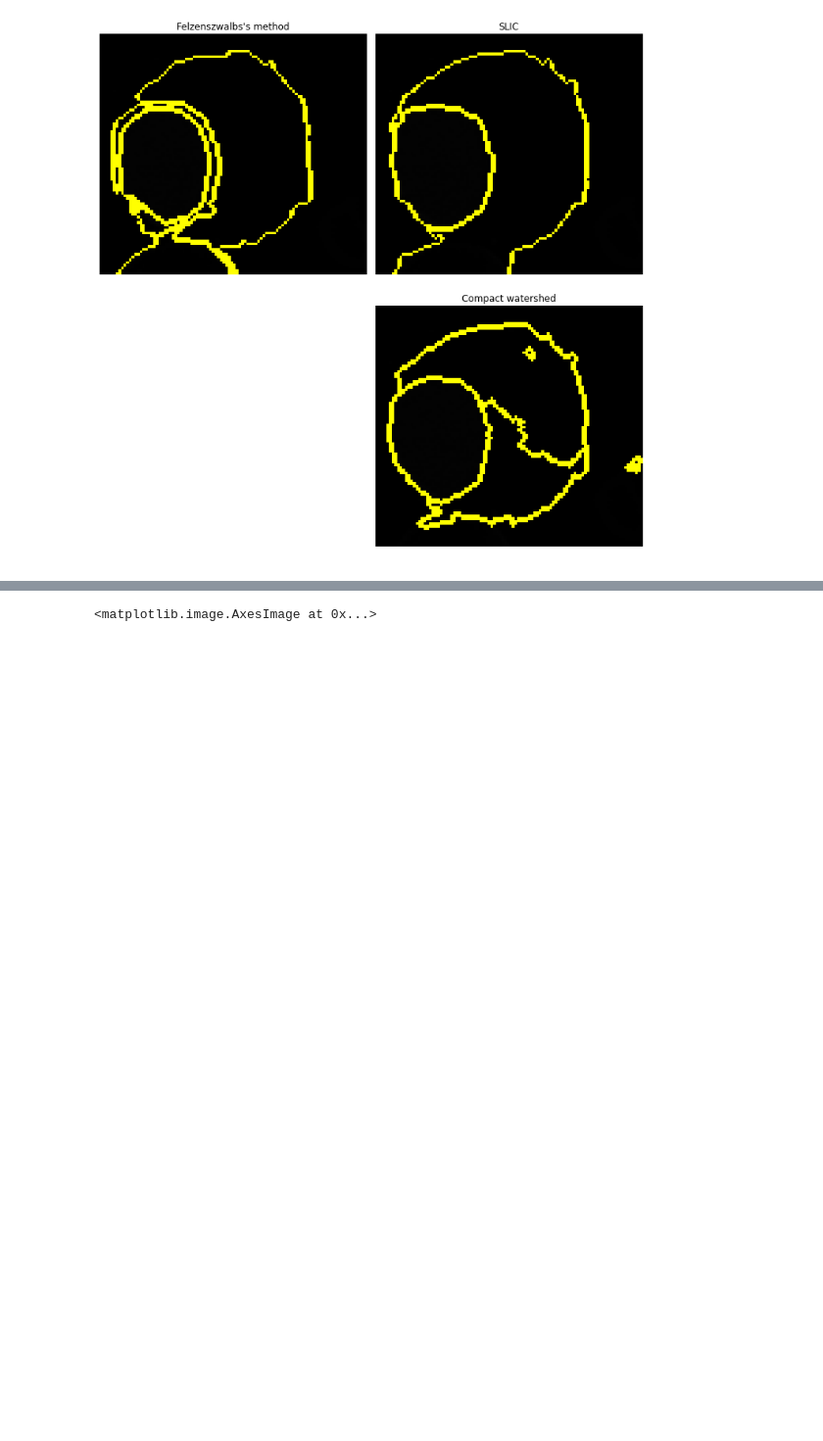
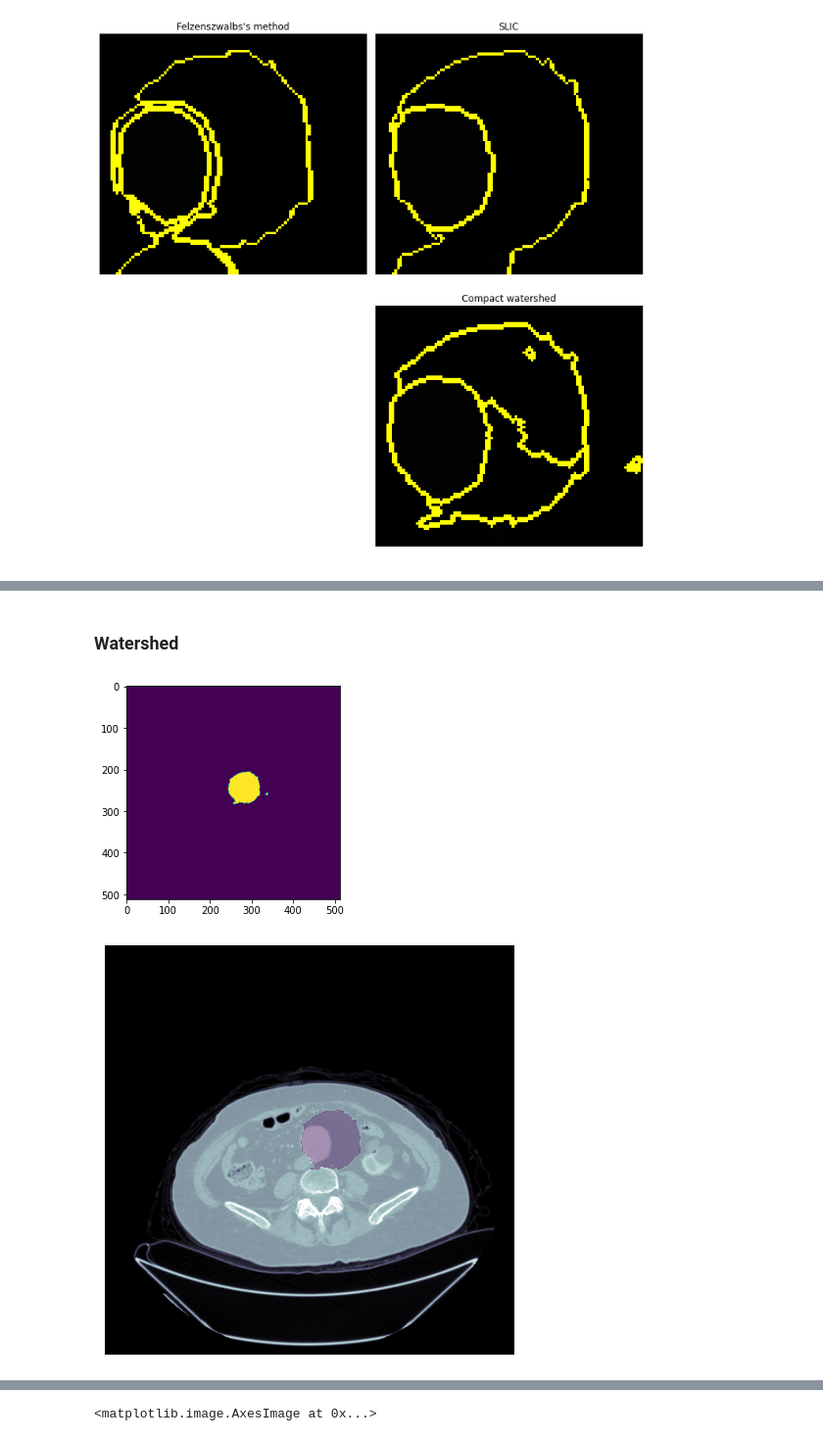
Before and after one commit to vbakhteev/CT-aorta-segmentation, a Jupyter notebook: notebooks/visualisation.ipynb, the cells around one changed output, grey strips where cells are left out. Shown at 98% size. Cells and saved outputs as stored; diff of their text form; code cells hidden in the pictures; blank space fills up the shorter version.

```diff
--- a/notebooks/visualisation.ipynb
+++ b/notebooks/visualisation.ipynb
@@ -159,0 +195,25 @@ patient.horizontal_plot(z=200, vmin=-1000, vmax=500, plot_mask=True)
+# %% [markdown]
+### Watershed
+# %%
+from PIL import Image
+import scipy
+
+arr = mark_boundaries(img, segments_watershed, color=(1, 1, 1), outline_color=(0, 0, 0), mode="thick")
+arr *= 255
+arr = arr[:, :, 0]
+for i in range(len(arr)):
+    for j in range(len(arr[i])):
+        if arr[i, j] < 255:
+            arr[i, j] = 0
+        else:
+            arr[i, j] = 1
+
+mask = np.zeros(patient.snapshot[200].shape)
+mask[200:290, 240:340] = arr
+mask = scipy.ndimage.morphology.binary_fill_holes(mask)
+plt.imshow(mask)
+patient.mask = np.repeat(mask[np.newaxis, :, :], patient.snapshot.shape[0], axis=0)
+patient.horizontal_plot(z=200, vmin=-1000, vmax=500, plot_mask=True)
+# %% [output]
+[figure, added]
+[figure, added]
```
Also changed, not shown: parts of 9 cells of this notebook.
